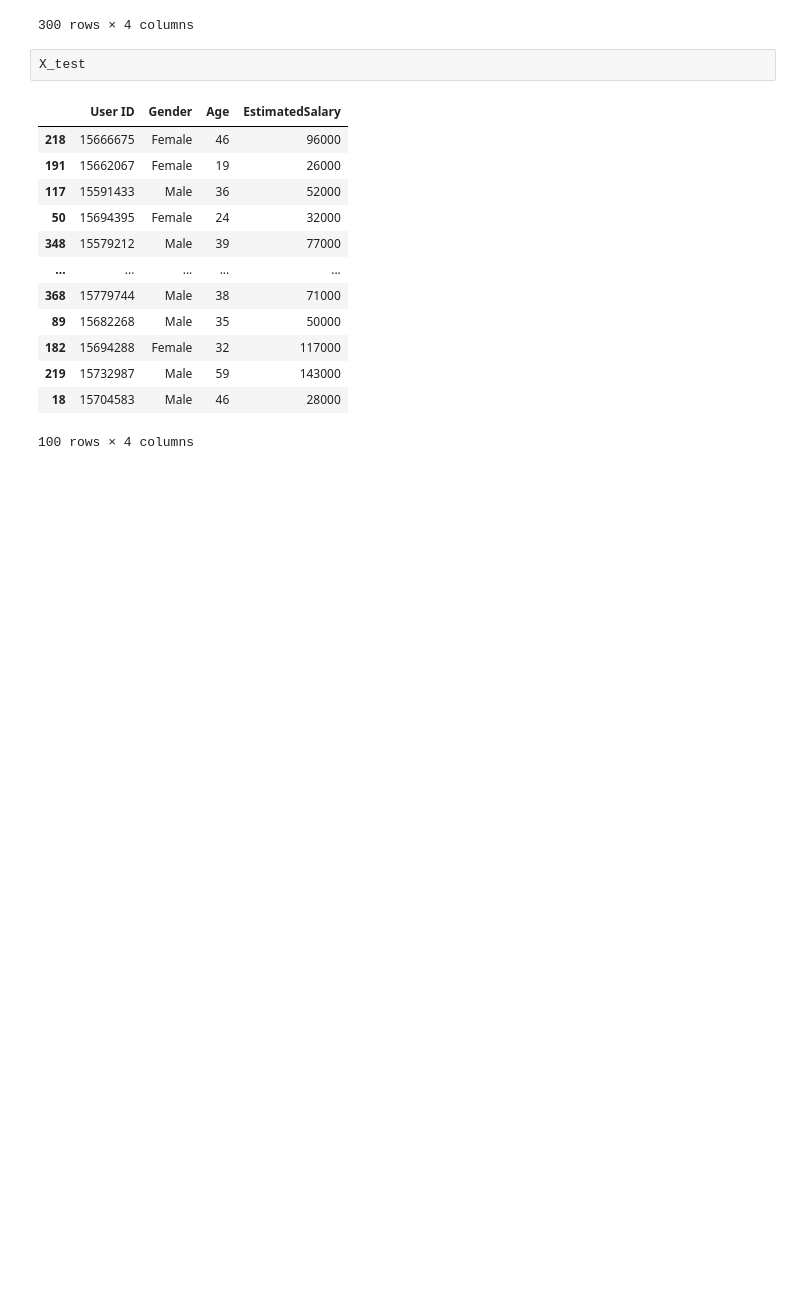
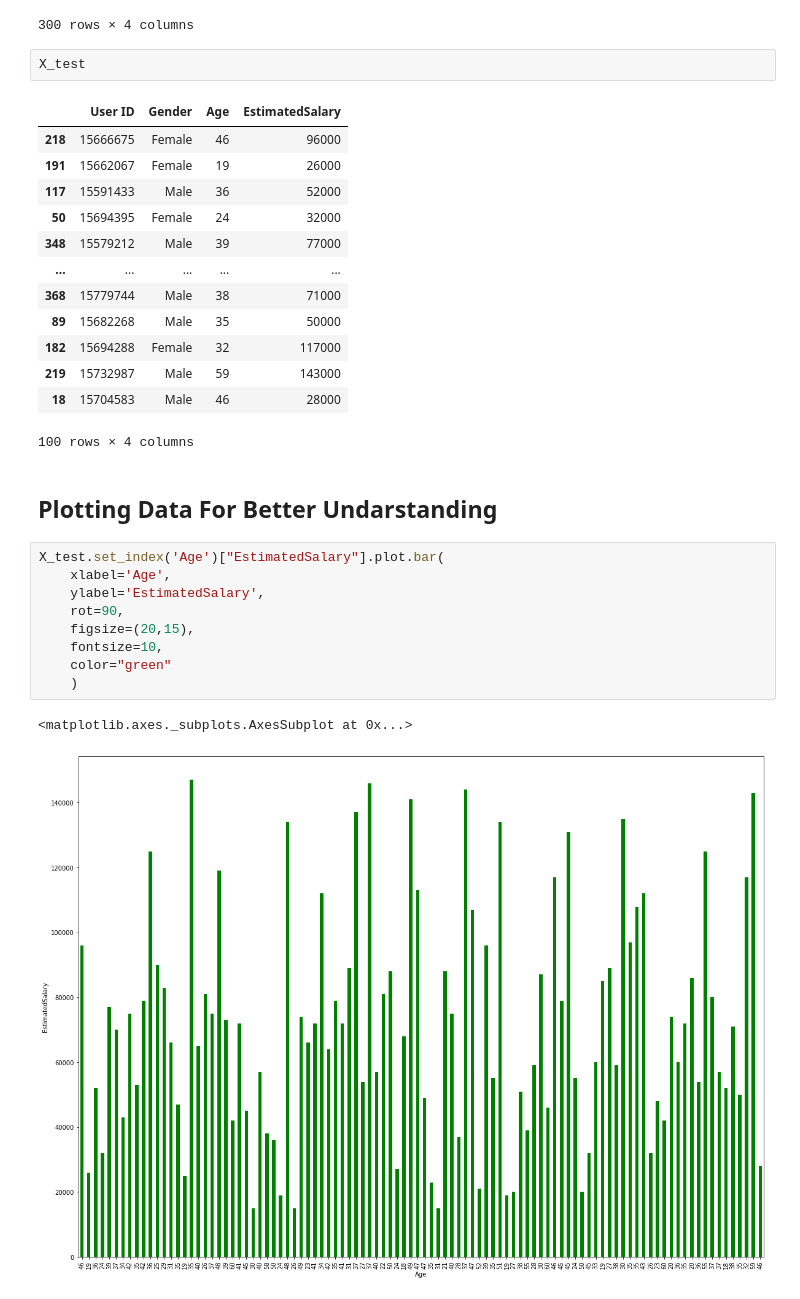
Before and after one commit to Minhaz78/Machine-Learning-Practice, a Jupyter notebook: Practice.ipynb, the cells around one changed output. Cells and saved outputs as stored; diff of their text form; blank space fills up the shorter version.

Commit message:
Plotting Data

```diff
--- a/Practice.ipynb
+++ b/Practice.ipynb
@@ -125,3 +125,17 @@ X_test
 | 219 | 15732987 | Male | 59 | 143000 |
 | 18 | 15704583 | Male | 46 | 28000 |
 100 rows × 4 columns
+# %% [markdown]
+## Plotting Data For Better Undarstanding
+# %%
+X_test.set_index('Age')["EstimatedSalary"].plot.bar(
+    xlabel='Age',
+    ylabel='EstimatedSalary',
+    rot=90,
+    figsize=(20,15),
+    fontsize=10,
+    color="green"
+    )
+# %% [output]
+<matplotlib.axes._subplots.AxesSubplot at 0x...>
+[figure, added]
```
